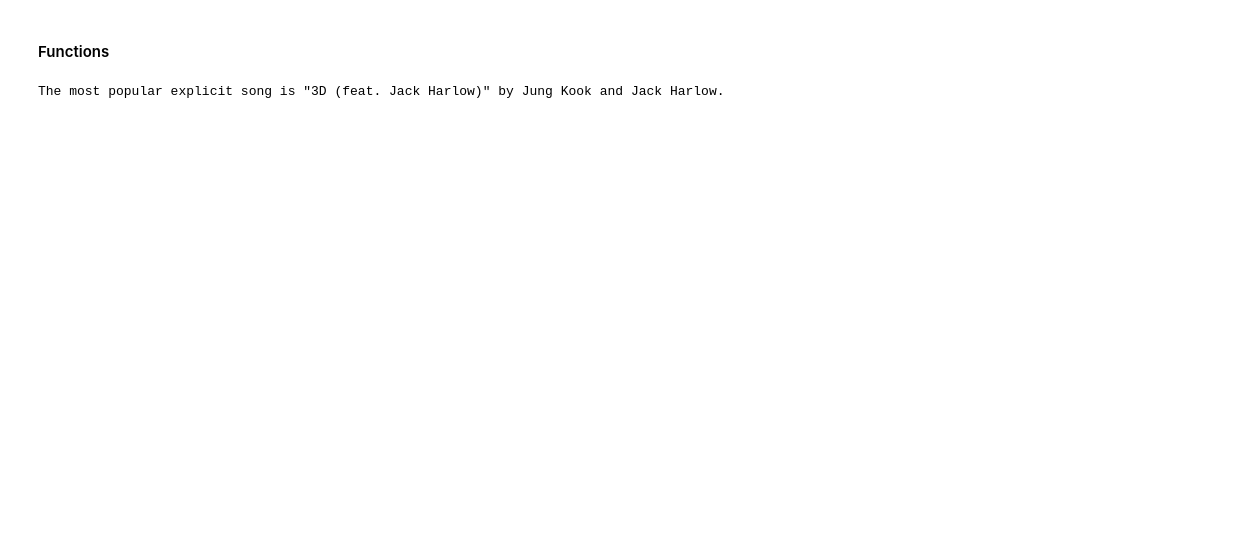
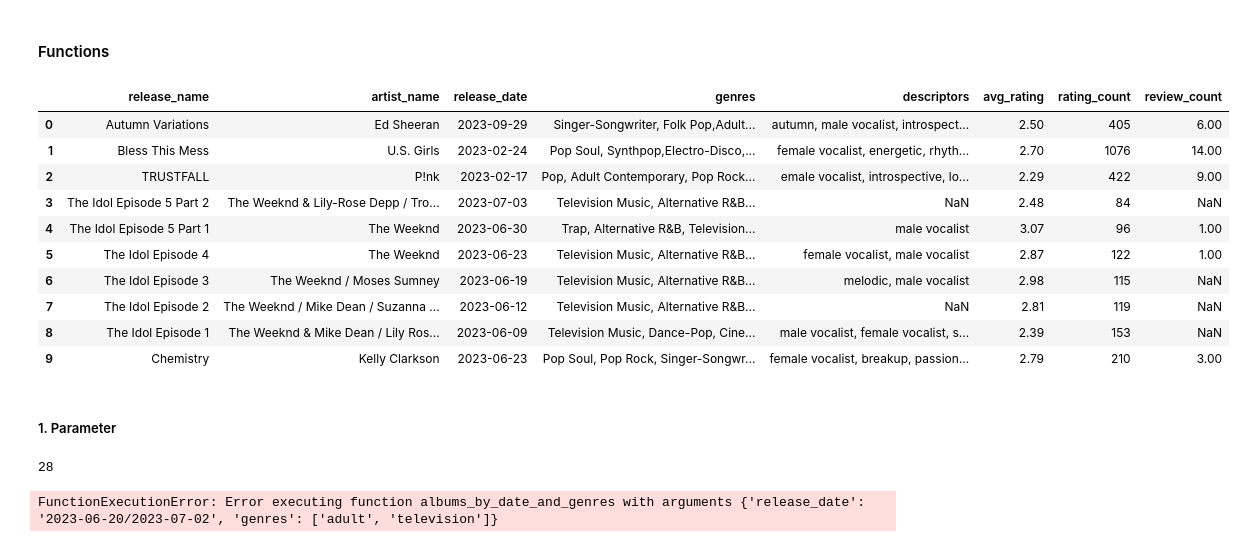
Before and after one commit to Dennis-H1/Function-Calling-LLMs, a Jupyter notebook: main.ipynb, the cells around one changed output. Drawn from its saved outputs; the diff is of its cells as text; code cells hidden in the pictures; blank space fills up the shorter version.

Commit message:
Function Bugfix

```diff
--- a/main.ipynb
+++ b/main.ipynb
@@ -1053,17 +1086,58 @@ songs_by_explicitness: Retrieves the top 10 songs filtered by their explicit con
 # %% [markdown]
 #### Functions
+# %%
+# df = pd.DataFrame(albums_by_genres(genres=["Wonky"]))
+# # df['genres'] = df['genres'].str.split(',')
+# # exploded_genres = df.explode('genres')
+
+# # exploded_genres
+pd.set_option('display.max_colwidth', 100)
+# df["genres"]
+
+# # pd.DataFrame(filter_albums_by_date_range(start_date="2000", end_date="2001"))
+
+
+pd.DataFrame(albums_by_date_and_genres(
+    release_date="2023", genres=["adult", "television"]))
+
+# pd.DataFrame(albums_by_genres2(genres_in=["Wonky"], genres_out=["Deconstructed Club"]))
+# %% [output]
+|  | release_name | artist_name | release_date | genres | descriptors | avg_rating | rating_count | review_count |
+| 0 | Autumn Variations | Ed Sheeran | 2023-09-29 | Singer-Songwriter, Folk Pop,Adult... | autumn, male vocalist, introspect... | 2.50 | 405 | 6.00 |
+| 1 | Bless This Mess | U.S. Girls | 2023-02-24 | Pop Soul, Synthpop,Electro-Disco,... | female vocalist, energetic, rhyth... | 2.70 | 1076 | 14.00 |
+| 2 | TRUSTFALL | P!nk | 2023-02-17 | Pop, Adult Contemporary, Pop Rock... | emale vocalist, introspective, lo... | 2.29 | 422 | 9.00 |
+| 3 | The Idol Episode 5 Part 2 | The Weeknd & Lily-Rose Depp / Tro... | 2023-07-03 | Television Music, Alternative R&B... | NaN | 2.48 | 84 | NaN |
+| 4 | The Idol Episode 5 Part 1 | The Weeknd | 2023-06-30 | Trap, Alternative R&B, Television... | male vocalist | 3.07 | 96 | 1.00 |
+| 5 | The Idol Episode 4 | The Weeknd | 2023-06-23 | Television Music, Alternative R&B... | female vocalist, male vocalist | 2.87 | 122 | 1.00 |
+| 6 | The Idol Episode 3 | The Weeknd / Moses Sumney | 2023-06-19 | Television Music, Alternative R&B... | melodic, male vocalist | 2.98 | 115 | NaN |
+| 7 | The Idol Episode 2 | The Weeknd / Mike Dean / Suzanna ... | 2023-06-12 | Television Music, Alternative R&B... | NaN | 2.81 | 119 | NaN |
+| 8 | The Idol Episode 1 | The Weeknd & Mike Dean / Lily Ros... | 2023-06-09 | Television Music, Dance-Pop, Cine... | male vocalist, female vocalist, s... | 2.39 | 153 | NaN |
+| 9 | Chemistry | Kelly Clarkson | 2023-06-23 | Pop Soul, Pop Rock, Singer-Songwr... | female vocalist, breakup, passion... | 2.79 | 210 | 3.00 |
+# %% [markdown]
+##### 1. Parameter
+# %%
+pd.set_option('display.float_format', '{:.2f}'.format)
+
+df = pd.DataFrame(albums_by_genres(genres=["Wonky"]))
+
+df['genres'] = df['genres'].str.split(',')
+exploded_genres = df.explode('genres')
+# len(exploded_genres["genres"].to_list())
+len(exploded_genres["genres"].drop_duplicates())
+# %% [output]
+28
 # %%
 available_functions = filter_functions(all_functions, function_metadata)
 
 conversation = Conversation()
 conversation.add({"role": Role.SYSTEM.value, "content": "Answer briefly."}) \
-            .add({"role": Role.USER.value, "content": "What 1 most popualr song is explicit?"})
+            .add({"role": Role.USER.value, "content": "What adult, television songs but without the trap genre was released between 20. Juni 2023 to 2. July 2023?"})
 
-result = chat(conversation, model=Model.GPT3.value,
+result = chat(conversation, model=Model.GPT4.value,
               functions=available_functions, temperature=TEMPERATURE)
 print(result)
 # %% [output]
-The most popular explicit song is "3D (feat. Jack Harlow)" by Jung Kook and Jack Harlow.
+FunctionExecutionError: Error executing function albums_by_date_and_genres with arguments {'release_date': '2023-06-20/2023-07-02', 'genres': ['adult', 'television']}
 # %%
 pprint(conversation.messages_as_dicts)
 # %% [output]
```
Also changed, not shown: parts of 7 cells of this notebook.
